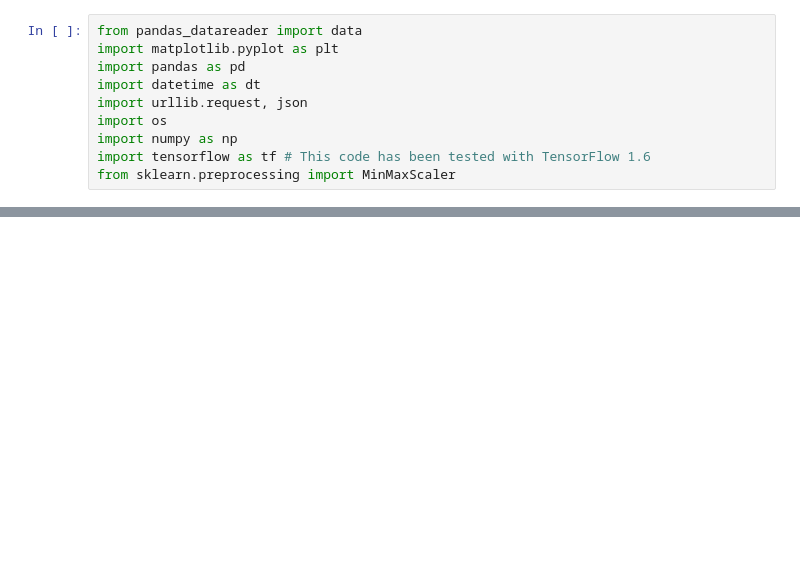
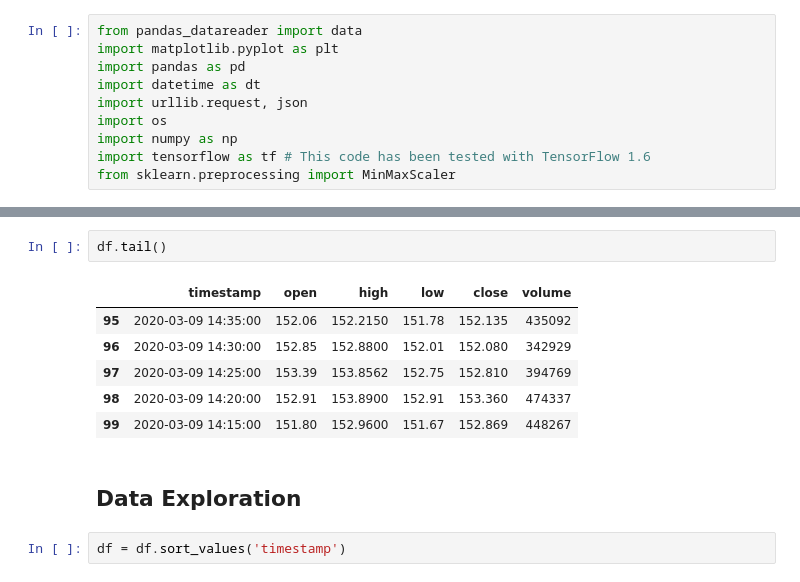
Before and after one commit to Andre-Williams22/DS-2.1-Machine-Learning, a Jupyter notebook: Notebooks/Stock-LSTM.ipynb, the cells around one changed output, grey strips where cells are left out. Saved outputs shown, nothing was run; the diff lists cells and outputs as text; blank space fills up the shorter version.

```diff
--- a/Notebooks/Stock-LSTM.ipynb
+++ b/Notebooks/Stock-LSTM.ipynb
@@ -22,0 +48,13 @@ Loaded data from the Kaggle repository
+# %%
+df.tail()
+# %% [output]
+|  | timestamp | open | high | low | close | volume |
+| 95 | 2020-03-09 14:35:00 | 152.06 | 152.2150 | 151.78 | 152.135 | 435092 |
+| 96 | 2020-03-09 14:30:00 | 152.85 | 152.8800 | 152.01 | 152.080 | 342929 |
+| 97 | 2020-03-09 14:25:00 | 153.39 | 153.8562 | 152.75 | 152.810 | 394769 |
+| 98 | 2020-03-09 14:20:00 | 152.91 | 153.8900 | 152.91 | 153.360 | 474337 |
+| 99 | 2020-03-09 14:15:00 | 151.80 | 152.9600 | 151.67 | 152.869 | 448267 |
+# %% [markdown]
+## Data Exploration
+# %%
+df = df.sort_values('timestamp')
```
Also changed, not shown: parts of 21 cells of this notebook.
